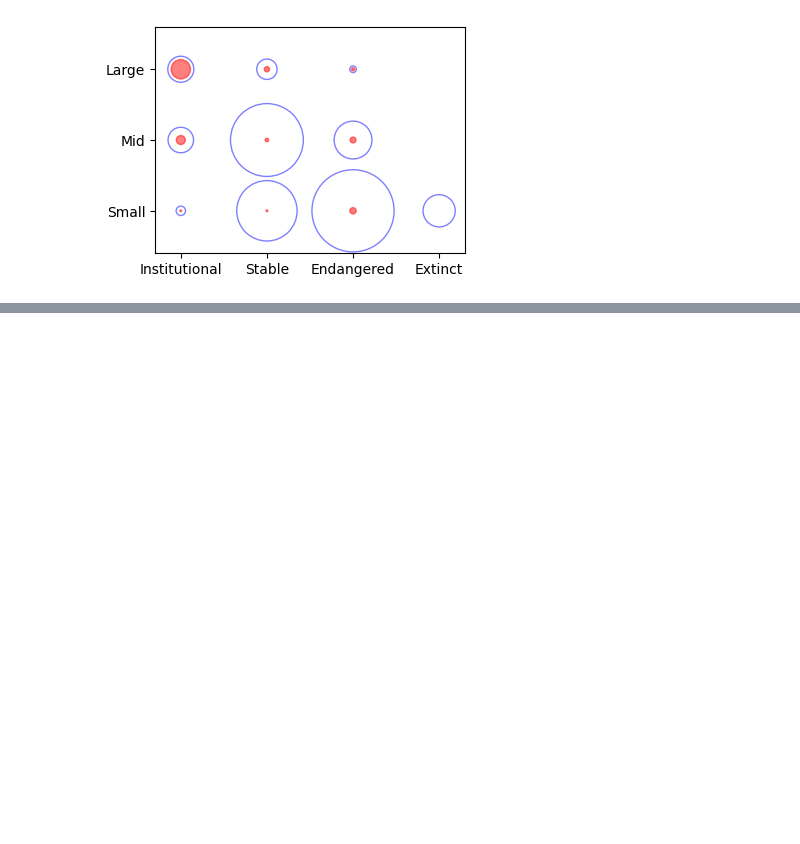
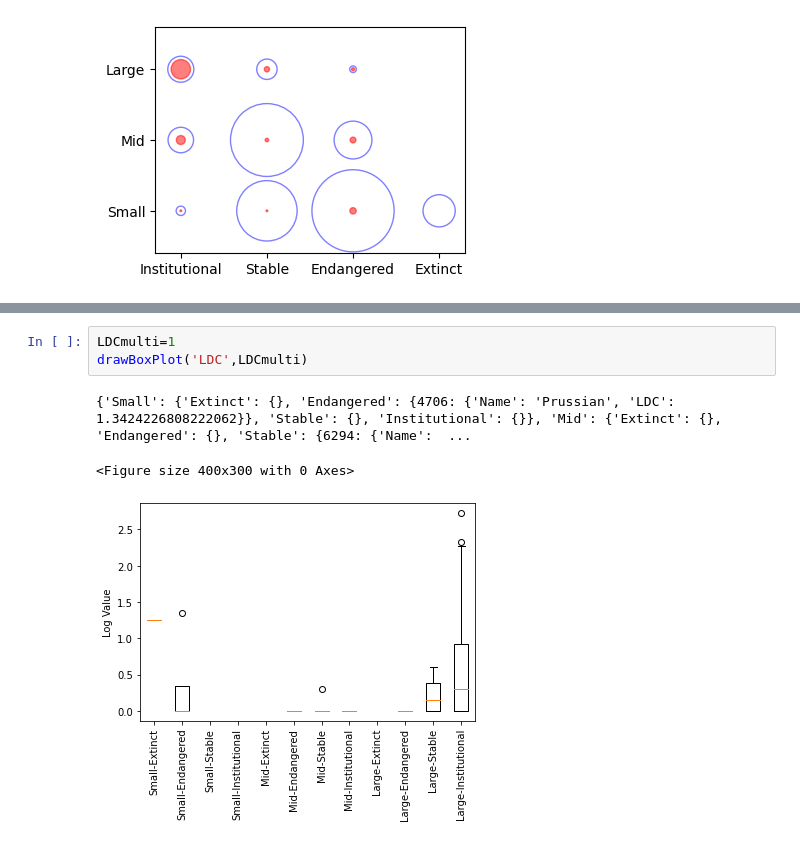
Before and after one commit to NisansaDdS/Some-Languages-are-More-Equal-than-Others, a Jupyter notebook: Generate Diagrams.ipynb, the cells around one changed output, grey strips where cells are left out. Cells and saved outputs as stored; diff of their text form; blank space fills up the shorter version.

```diff
--- a/Generate Diagrams.ipynb
+++ b/Generate Diagrams.ipynb
@@ -272,0 +329,7 @@ plotBubbleGraph('Hugginface')
+# %%
+LDCmulti=1
+drawBoxPlot('LDC',LDCmulti)
+# %% [output]
+{'Small': {'Extinct': {}, 'Endangered': {4706: {'Name': 'Prussian', 'LDC': 1.3424226808222062}}, 'Stable': {}, 'Institutional': {}}, 'Mid': {'Extinct': {}, 'Endangered': {}, 'Stable': {6294: {'Name':  ...
+<Figure size 400x300 with 0 Axes>
+[figure, added]
```
Also changed, not shown: parts of 8 cells of this notebook, 14 other files.
